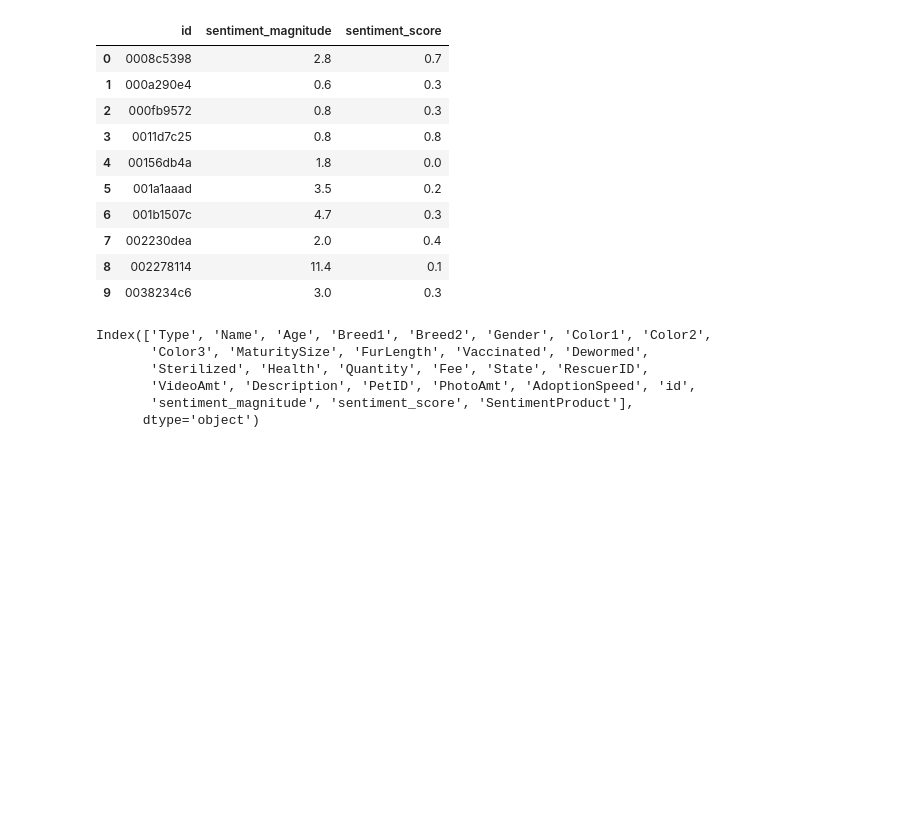
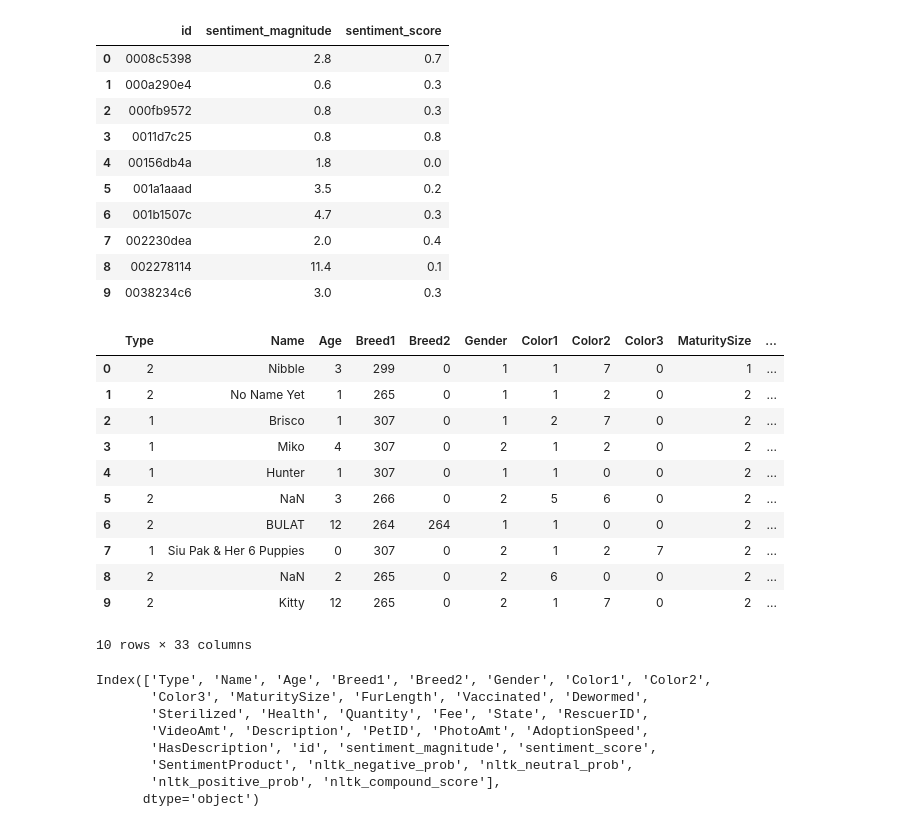
Before and after one commit to olivo/animal-adoption-mids-capstone, a Jupyter notebook: animal_adoption_prediction.ipynb, the cells around one changed output. Saved outputs shown, nothing was run; the diff lists cells and outputs as text; code cells hidden in the pictures; blank space fills up the shorter version.

Commit message:
Added new version of NLTK entiment analyzer, and model selection mechanism

```diff
--- a/animal_adoption_prediction.ipynb
+++ b/animal_adoption_prediction.ipynb
@@ -51,6 +54,15 @@ Index(['Type', 'Name', 'Age', 'Breed1', 'Breed2', 'Gender', 'Color1', 'Color2',
        'Sterilized', 'Health', 'Quantity', 'Fee', 'State', 'RescuerID',
        'VideoAmt', 'Description', 'PetID', 'PhotoAmt', 'AdoptionSpeed'],
       dtype='object')
+# %%
+# Convert description column to string.
+trainData['Description'] = trainData['Description'].astype('string')
+
+# Replace N/A by empty string.
+trainData['Description'] = trainData['Description'].fillna ("")
+
+# Add HasDescription column.
+trainData['HasDescription'] = trainData['Description'] != ""
 # %%
 # Adding sentiment features for description.
 
@@ -102,14 +114,62 @@ trainData = trainData.merge(sentiment_df, left_on='PetID', right_on='id', how='l
 # %%
 # Adding sentiment product: (sentiment * magnitude) as a feature to dataframe.
 trainData['SentimentProduct'] = trainData['sentiment_score']*trainData['sentiment_magnitude']
+# %%
+# Computing sentiment using NLTK's pre-trained analyzer.
+
+def get_description_nltk_sentiment_analysis_dataframe():
+    sia = SentimentIntensityAnalyzer()
+    ids = trainData['PetID']
+    descriptions = trainData['Description']
+
+    negative_probs = []
+    neutral_probs = []
+    positive_probs = []
+    compound_scores = []
+
+    for description in descriptions:
+        polarity_scores = sia.polarity_scores(description)
+
+        negative_probs.append(polarity_scores['neg'])
+        neutral_probs.append(polarity_scores['neu'])
+        positive_probs.append(polarity_scores['pos'])
+        compound_scores.append(polarity_scores['compound'])
+
+    d = { "PetID": ids, "nltk_negative_prob": negative_probs, "nltk_neutral_prob": neutral_probs, \
+          "nltk_positive_prob" : positive_probs, 'nltk_compound_score' : compound_scores}
+    df = pd.DataFrame(d)
+
+    return df
+
+nltk_sentiment_df = get_description_nltk_sentiment_analysis_dataframe()
+# %%
+# Merge train dataframe with NLTK sentiment dataframe.
+trainData = trainData.merge(nltk_sentiment_df, on='PetID', how='left')
+
+trainData.head(10)
+# %% [output]
+|  | Type | Name | Age | Breed1 | Breed2 | Gender | Color1 | Color2 | Color3 | MaturitySize | ... |
+| 0 | 2 | Nibble | 3 | 299 | 0 | 1 | 1 | 7 | 0 | 1 | ... |
+| 1 | 2 | No Name Yet | 1 | 265 | 0 | 1 | 1 | 2 | 0 | 2 | ... |
+| 2 | 1 | Brisco | 1 | 307 | 0 | 1 | 2 | 7 | 0 | 2 | ... |
+| 3 | 1 | Miko | 4 | 307 | 0 | 2 | 1 | 2 | 0 | 2 | ... |
+| 4 | 1 | Hunter | 1 | 307 | 0 | 1 | 1 | 0 | 0 | 2 | ... |
+| 5 | 2 | NaN | 3 | 266 | 0 | 2 | 5 | 6 | 0 | 2 | ... |
+| 6 | 2 | BULAT | 12 | 264 | 264 | 1 | 1 | 0 | 0 | 2 | ... |
+| 7 | 1 | Siu Pak & Her 6 Puppies | 0 | 307 | 0 | 2 | 1 | 2 | 7 | 2 | ... |
+| 8 | 2 | NaN | 2 | 265 | 0 | 2 | 6 | 0 | 0 | 2 | ... |
+| 9 | 2 | Kitty | 12 | 265 | 0 | 2 | 1 | 7 | 0 | 2 | ... |
+10 rows × 33 columns
 # %%
 trainData.columns
 # %% [output]
 Index(['Type', 'Name', 'Age', 'Breed1', 'Breed2', 'Gender', 'Color1', 'Color2',
        'Color3', 'MaturitySize', 'FurLength', 'Vaccinated', 'Dewormed',
        'Sterilized', 'Health', 'Quantity', 'Fee', 'State', 'RescuerID',
-       'VideoAmt', 'Description', 'PetID', 'PhotoAmt', 'AdoptionSpeed', 'id',
-       'sentiment_magnitude', 'sentiment_score', 'SentimentProduct'],
+       'VideoAmt', 'Description', 'PetID', 'PhotoAmt', 'AdoptionSpeed',
+       'HasDescription', 'id', 'sentiment_magnitude', 'sentiment_score',
+       'SentimentProduct', 'nltk_negative_prob', 'nltk_neutral_prob',
+       'nltk_positive_prob', 'nltk_compound_score'],
       dtype='object')
 # %%
 categoricalFeatures = ['Type', 'Breed1', 'Breed2', 'Gender', 'Color1', 'Color2', 'Color3', \
```
Also changed, not shown: parts of 5 cells of this notebook.
